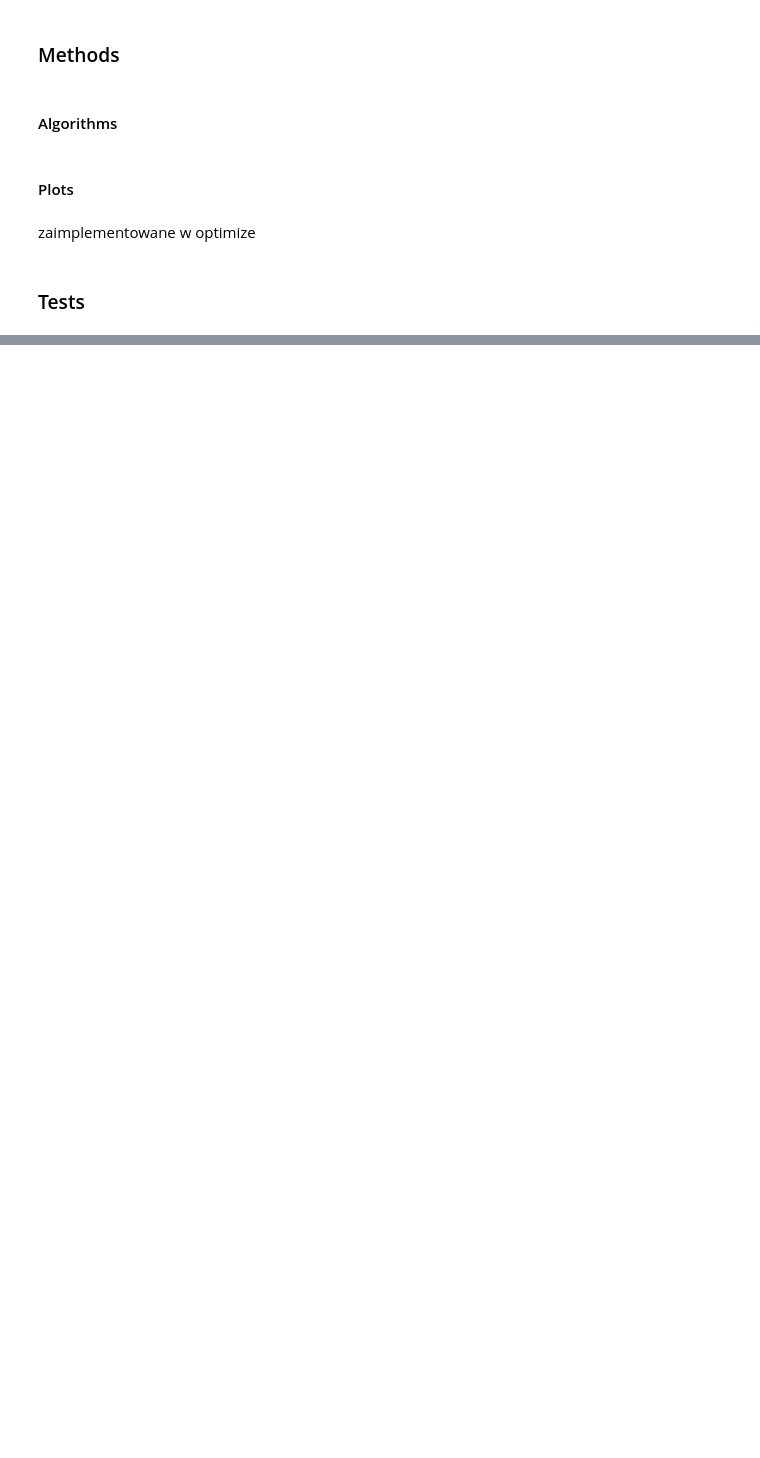
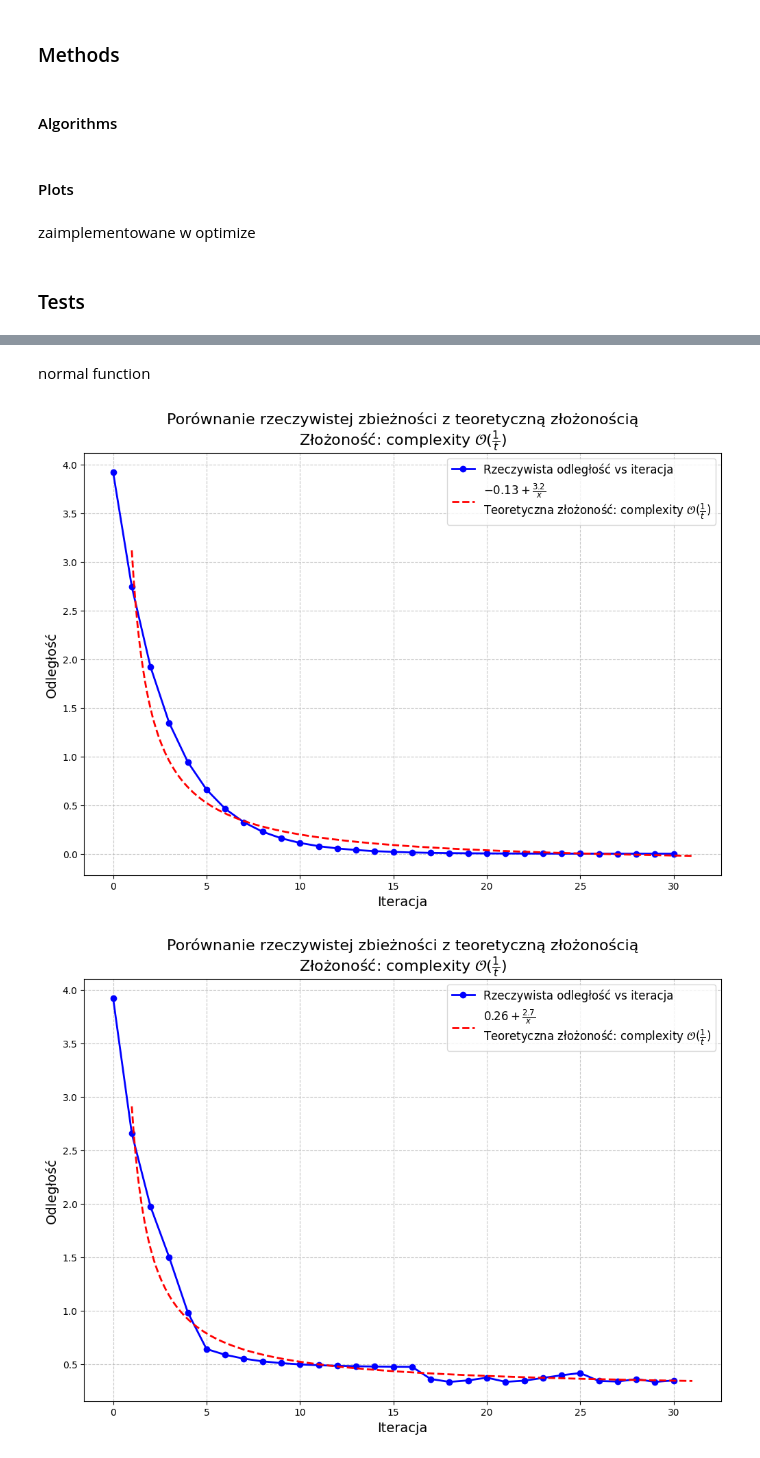
Before and after one commit to maxi7524/proseminarium, a Jupyter notebook: summary.ipynb, the cells around one changed output, grey strips where cells are left out. Saved outputs shown, nothing was run; the diff lists cells and outputs as text; code cells hidden in the pictures; blank space fills up the shorter version.

```diff
--- a/summary.ipynb
+++ b/summary.ipynb
@@ -308,0 +335,16 @@ will be removed in a future version of SymPy.
+# %% [markdown]
+normal function
+# %%
+# parameters
+learning_rate = 0.3
+n_iter = 30
+x_init = (3, 3)
+x_final = (0, 0.47)
+
+# creating function
+x, y = sp.symbols('x y')
+func_sp = 5/10 * (x**2 + (y- 0.47)**2)
+complexity_raport(x_init, x_final, func_sp, learning_rate, n_iter, None)
+# %% [output]
+[figure, added]
+[figure, added]
```
Also changed, not shown: parts of 18 cells of this notebook.
